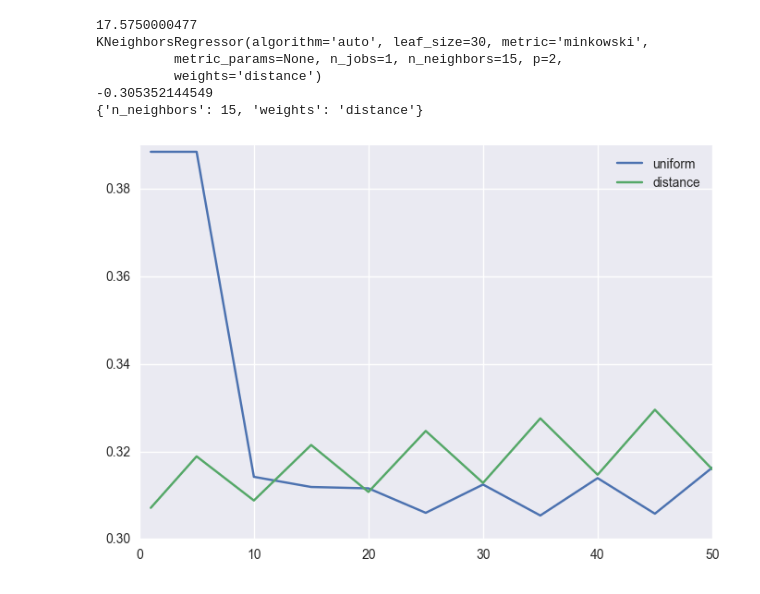
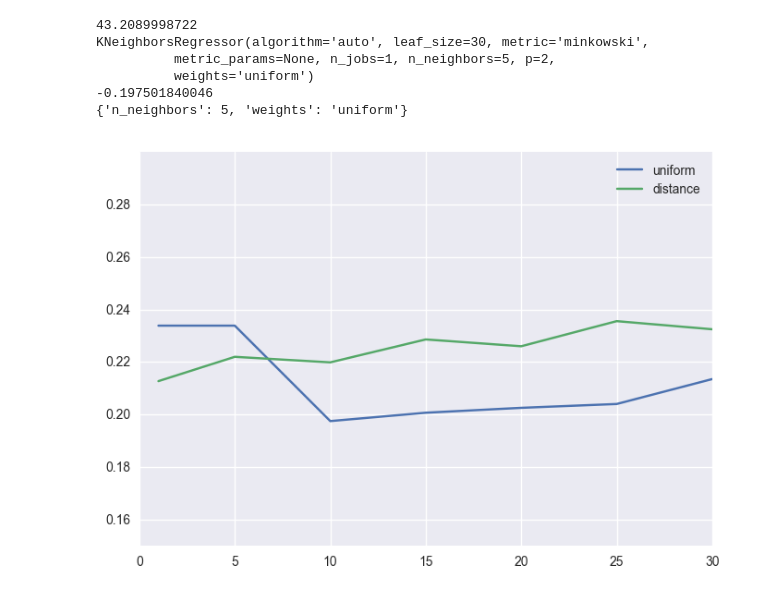
Before and after one commit to kctobin/207, a Jupyter notebook: RealEstateFinal - Models.ipynb, the cells around one changed output. Drawn from its saved outputs; the diff is of its cells as text; code cells hidden in the pictures.

```diff
--- a/RealEstateFinal - Models.ipynb
+++ b/RealEstateFinal - Models.ipynb
@@ -201,6 +200,6 @@ standard deviation: 0.1451
 # %%
 ##GradientBoostingRegressor
-est = [200,250,300,350,400]
+est = [200,250,300,350,400, 450, 500]
 md = [2,3]
 lr = [.05, .075, .1, .15]
 start = time.time()
@@ -223,6 +222,7 @@ for b,val2 in enumerate(lr):
     for a,val in enumerate(md):
         axarr[b].plot(est,-gs3.cv_results_['mean_test_score'][(len(est)*a)+(len(est)*len(md))*b:(len(est)*(a+1))+(len(est)*len(md))*b], label=val)
         axarr[b].legend()
+        axarr[b].set_ylim((.12,.16))
 
 f.set_figheight(5 * len(lr))
 f.set_figwidth(5)
@@ -256,6 +259,6 @@ standard deviation: 0.1225
 # %%
 ##GradientBoostingRegressor
-est = [200,250,300,350,400]
+est = [200,250,300,350,400, 450, 500]
 md = [3,4,5]
 lr = [.05, .075, .1, .15,.2]
 start = time.time()
@@ -278,6 +281,7 @@ for b,val2 in enumerate(lr):
     for a,val in enumerate(md):
         axarr[b].plot(est,-gs3b.cv_results_['mean_test_score'][(len(est)*a)+(len(est)*len(md))*b:(len(est)*(a+1))+(len(est)*len(md))*b], label=val)
         axarr[b].legend()
+        axarr[b].set_ylim((.12,.16))
 
 f.set_figheight(5 * len(lr))
 f.set_figwidth(5)
@@ -311,7 +315,7 @@ standard deviation: 0.1273
 # %%
 ##GradientBoostingRegressor
-est = [100,150,200,250,300,350,400, 450, 500]
-md = [3]
+est = [150,200,250,300,350,400, 450, 500,600]
+md = [2,3,4]
 lr = [.05, .075, .1, .15]
 start = time.time()
 gbr_params = {"n_estimators": est,
@@ -333,6 +337,7 @@ for b,val2 in enumerate(lr):
     for a,val in enumerate(md):
         axarr[b].plot(est,-gs3c.cv_results_['mean_test_score'][(len(est)*a)+(len(est)*len(md))*b:(len(est)*(a+1))+(len(est)*len(md))*b], label=val)
         axarr[b].legend()
+        axarr[b].set_ylim((.12,.16))
 
 f.set_figheight(5 * len(lr))
 f.set_figwidth(5)
@@ -365,32 +371,37 @@ standard deviation: 0.1265
+# %%
+test = x
+test.ix[:,"Neighborhood_Blmngtn":"Neighborhood_Veenker"] = x.ix[:,"Neighborhood_Blmngtn":"Neighborhood_Veenker"]*1000
+#print test.ix[:,"Neighborhood_Blmngtn":"Neighborhood_Veenker"]
 # %%
 ##KNeighborsRegressor
 ##ripe for feature reduction
-n = [1,5,10,15,20,25,30,35,40,45,50]
+n = [1,5,10,15,20,25,30]
 w = ["uniform", "distance"]
 
 start = time.time()
 knr_params = {"n_neighbors": n,
              "weights": w}
 gs4 = GridSearchCV(knr_model, knr_params, scoring = simple_rmse)
-gs4.fit(x,y)
+gs4.fit(test,y)
 end = time.time()
 print end-start
 print gs4.best_estimator_
 print gs4.best_score_
 print gs4.best_params_
 
 for a,val in enumerate(w):
     plt.plot(n,-gs4.cv_results_['mean_test_score'][len(n)*a:len(n)*(a+1)], label=val)
     plt.legend()
+plt.ylim((.15,.3))
 plt.show;
 # %% [output]
-17.5750000477
+43.2089998722
 KNeighborsRegressor(algorithm='auto', leaf_size=30, metric='minkowski',
-          metric_params=None, n_jobs=1, n_neighbors=15, p=2,
-          weights='distance')
--0.305352144549
-{'n_neighbors': 15, 'weights': 'distance'}
+          metric_params=None, n_jobs=1, n_neighbors=5, p=2,
+          weights='uniform')
+-0.197501840046
+{'n_neighbors': 5, 'weights': 'uniform'}
-[figure, old version]
+[figure, new version]
 # %%
 knr_best = KNR(n_neighbors = gs4.best_params_['n_neighbors'], weights = gs4.best_params_['weights'])
 plot_it(knr_best)
```
Also changed, not shown: parts of 34 cells of this notebook.
